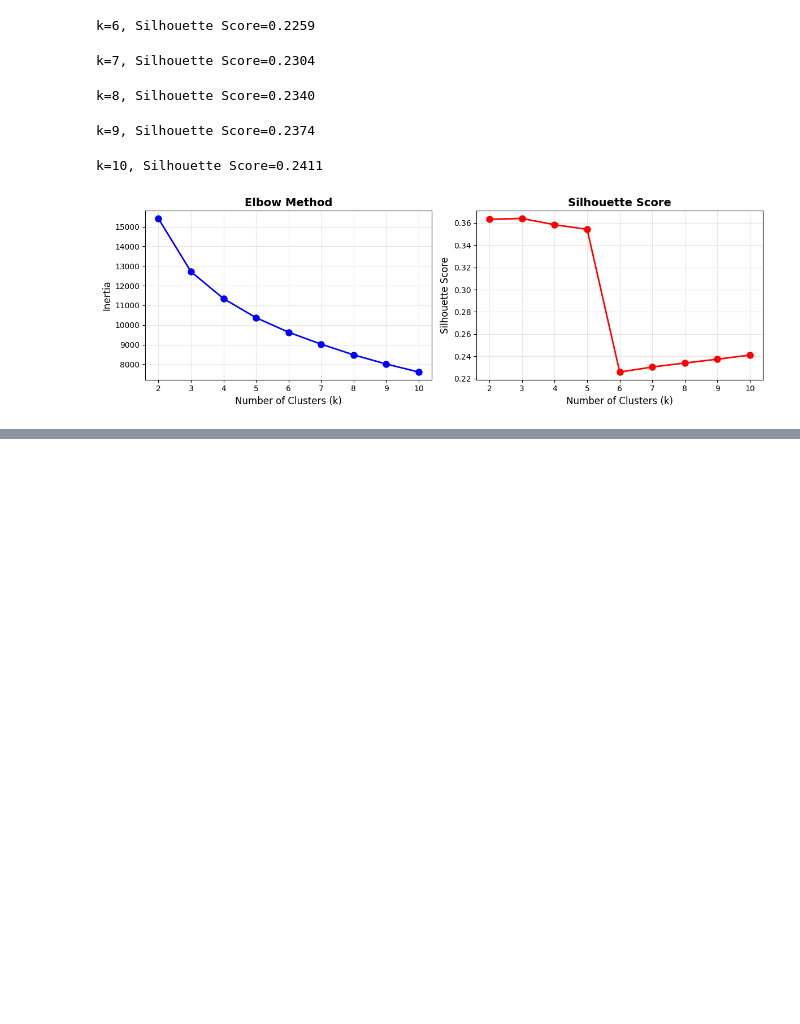
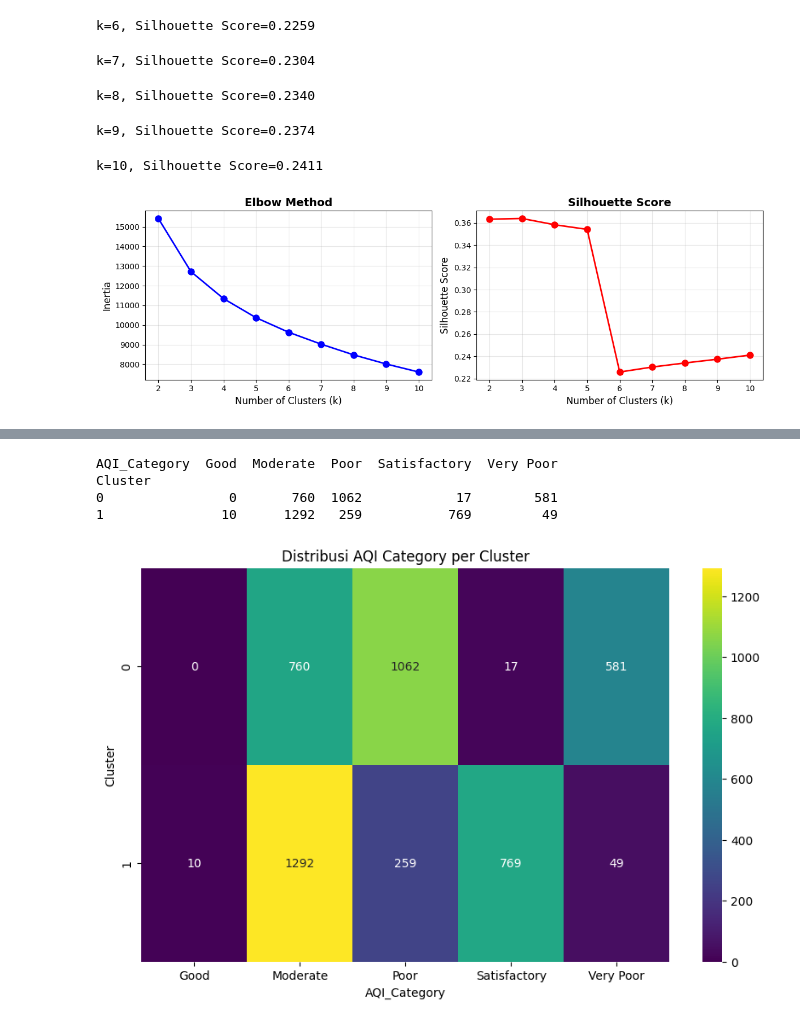
Before and after one commit to muhammadzuama/AirQualityCluster, a Jupyter notebook: dataset2/Copy_of_kmeans copy.ipynb, the cells around one changed output, grey strips where cells are left out. Cells and saved outputs as stored; diff of their text form; code cells hidden in the pictures; blank space fills up the shorter version.

```diff
--- a/dataset2/Copy_of_kmeans copy.ipynb
+++ b/dataset2/Copy_of_kmeans copy.ipynb
@@ -294,0 +285,7 @@ y_final = np.hstack([train_clusters, test_clusters])   # Gabung label cluster
+# %%
+X_train = X_train.rename(columns={
+    "co2": "CO",
+    "no2": "NO2",
+    "so2": "SO2",
+    "o3": "O3"
+})
@@ -294,0 +343,15 @@ y_final = np.hstack([train_clusters, test_clusters])   # Gabung label cluster
+# %%
+# Crosstab cluster vs AQI
+crosstab = pd.crosstab(X_train["Cluster"], X_train["AQI_Category"])
+print(crosstab)
+
+plt.figure(figsize=(10,6))
+sns.heatmap(crosstab, annot=True, cmap="viridis", fmt="d")
+plt.title("Distribusi AQI Category per Cluster")
+plt.show()
+# %% [output]
+AQI_Category  Good  Moderate  Poor  Satisfactory  Very Poor
+Cluster
+0                0       760  1062            17        581
+1               10      1292   259           769         49
+[figure, added]
```
Also changed, not shown: parts of 40 cells of this notebook.
